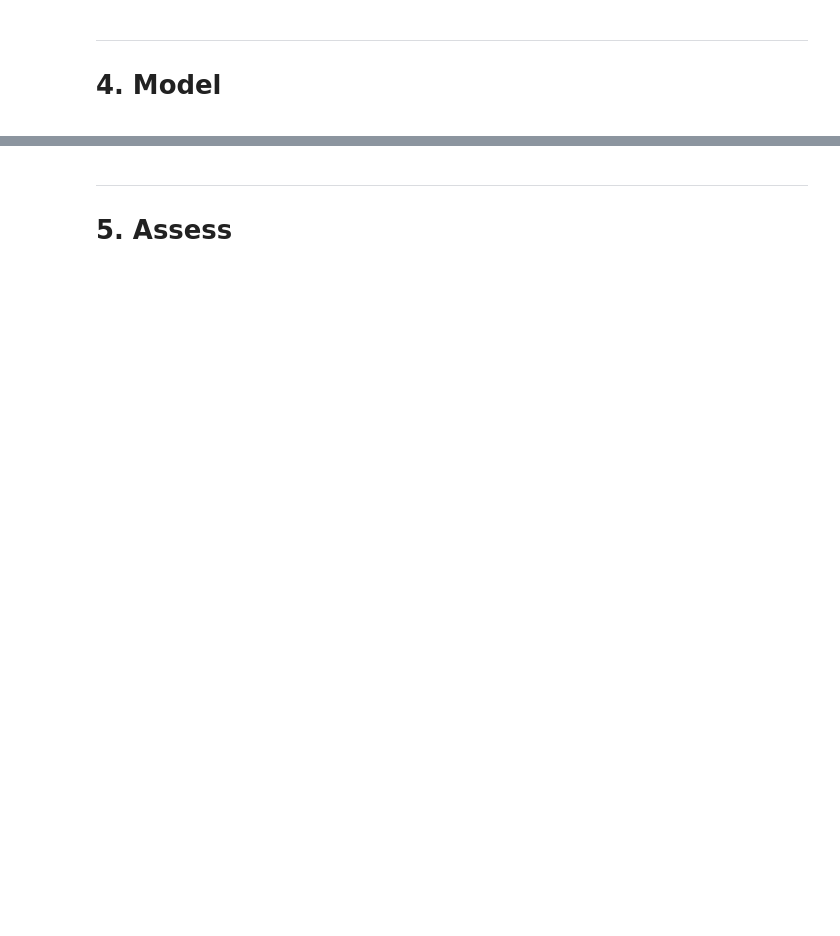
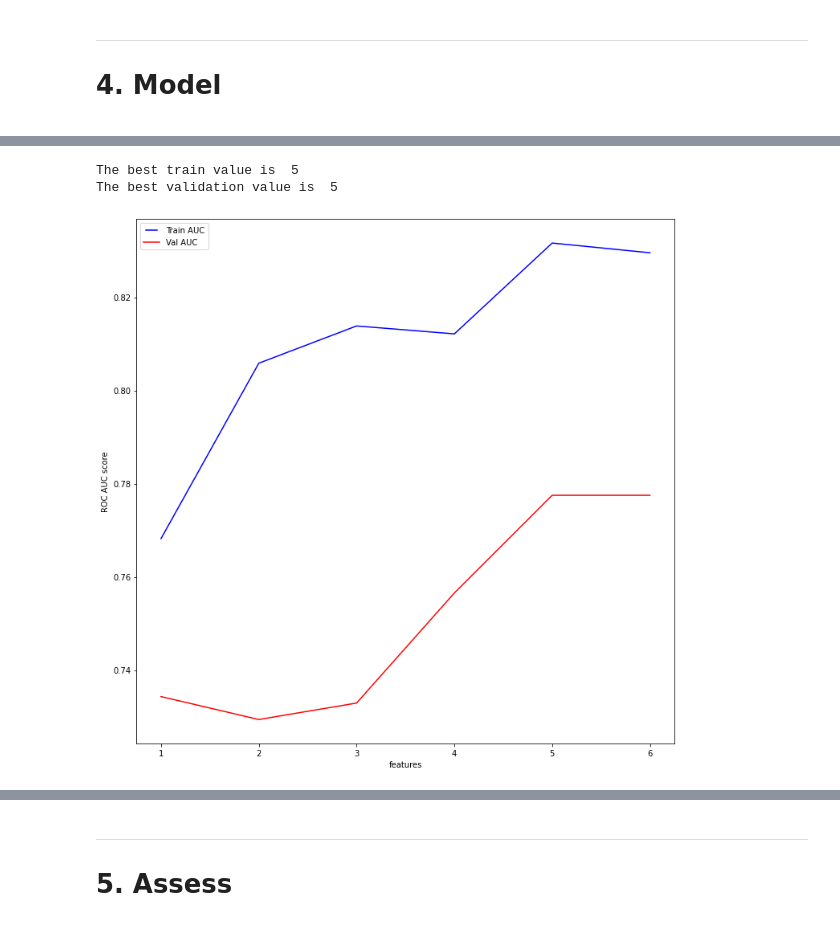
Before and after one commit to davidsousa98/ML, a Jupyter notebook: Project.ipynb, the cells around one changed output, grey strips where cells are left out. Cells and saved outputs as stored; diff of their text form; code cells hidden in the pictures; blank space fills up the shorter version.

```diff
--- a/Project.ipynb
+++ b/Project.ipynb
@@ -556,0 +962,7 @@ mlp_grid.best_score_
+# %%
+max_features = list(range(1,len(X_train.columns)+1))
+calculate_AUC(max_features, X_train, X_val, y_train, y_val,'features', 3)
+# %% [output]
+The best train value is  5
+The best validation value is  5
+[figure, added]
```
Also changed, not shown: parts of 232 cells of this notebook.
